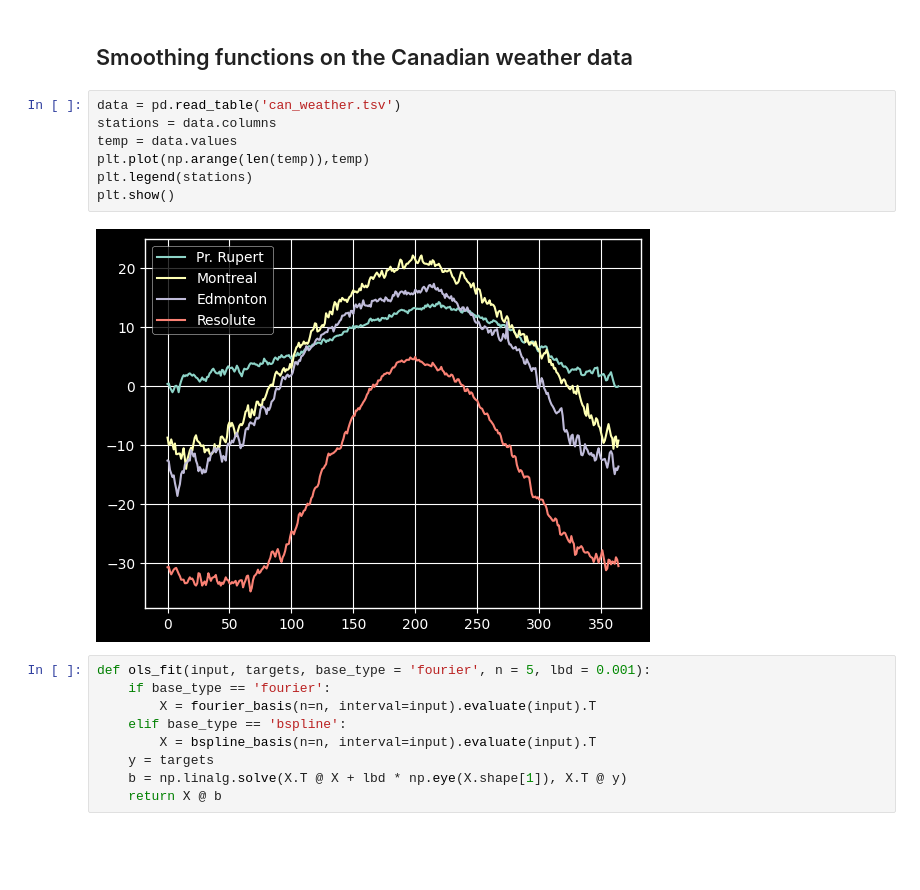
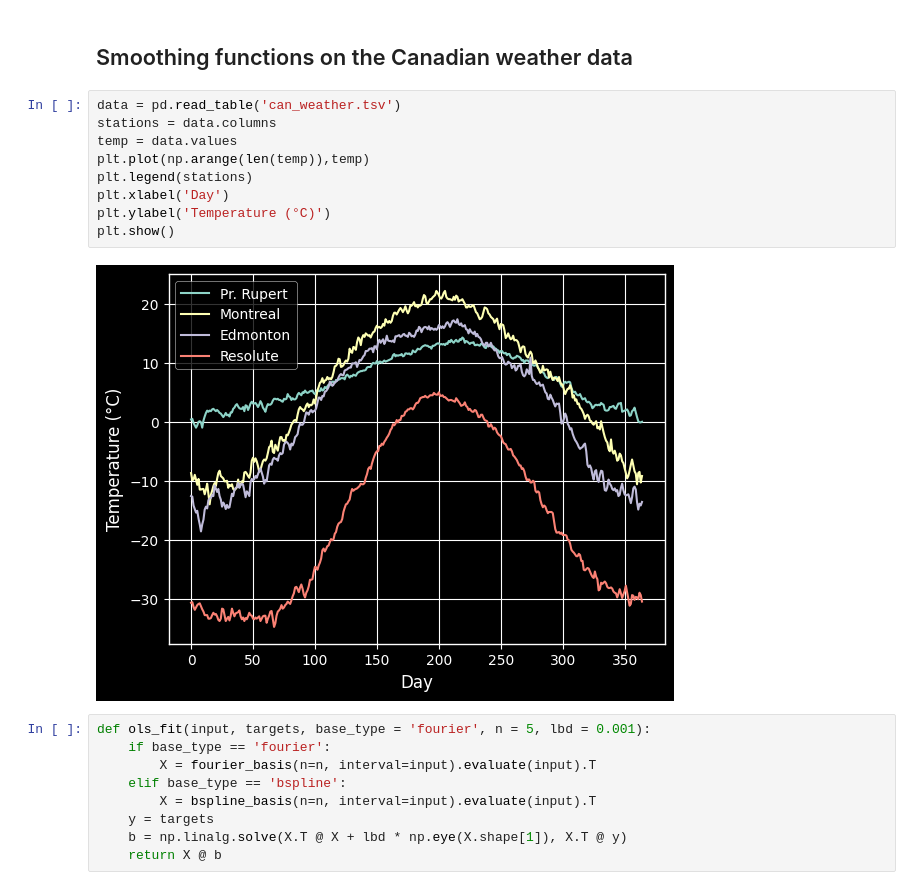
Before and after one commit to Emmanuel-mg/FDA_project, a Jupyter notebook: project.ipynb, the cells around one changed output. Drawn from its saved outputs; the diff is of its cells as text; blank space fills up the shorter version.

```diff
--- a/project.ipynb
+++ b/project.ipynb
@@ -98,12 +98,14 @@ bspline_basis(n=10, order = 4).plot()
 # %%
 data = pd.read_table('can_weather.tsv')
 stations = data.columns
 temp = data.values
 plt.plot(np.arange(len(temp)),temp)
 plt.legend(stations)
+plt.xlabel('Day')
+plt.ylabel('Temperature (°C)')
 plt.show()
 # %% [output]
-[figure, old version]
+[figure, new version]
 # %%
 def ols_fit(input, targets, base_type = 'fourier', n = 5, lbd = 0.001):
     if base_type == 'fourier':
```
Also changed, not shown: parts of 3 cells of this notebook.
